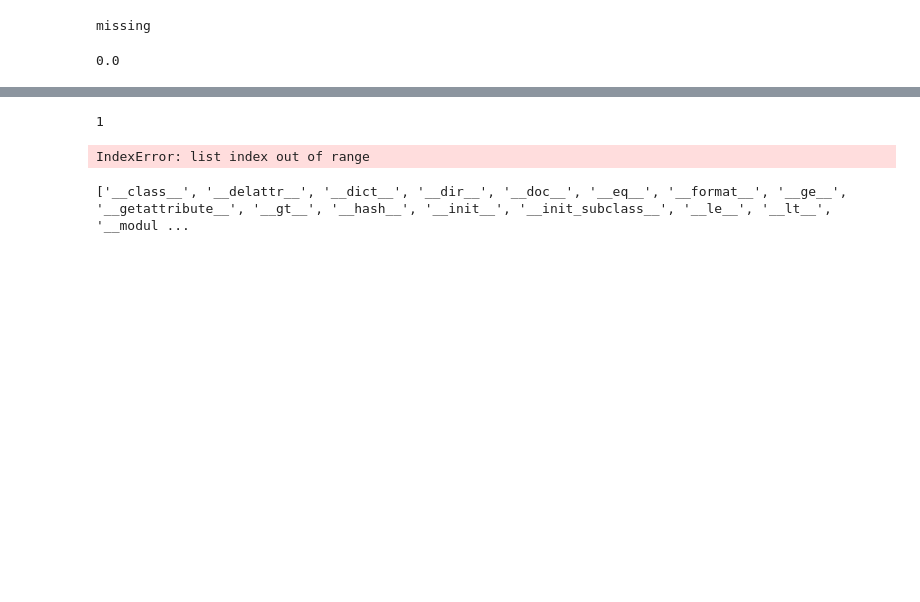
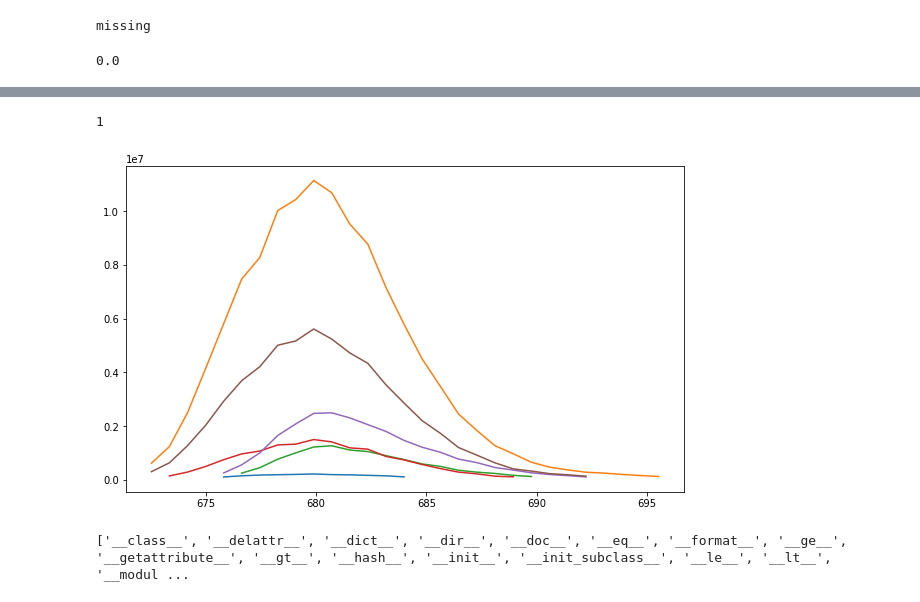
Before and after one commit to sdrogers/lipid_prototype, a Jupyter notebook: notebooks/ChromExample.ipynb, the cells around one changed output, grey strips where cells are left out. Drawn from its saved outputs; the diff is of its cells as text; code cells hidden in the pictures; blank space fills up the shorter version.

```diff
--- a/notebooks/ChromExample.ipynb
+++ b/notebooks/ChromExample.ipynb
@@ -90,13 +85,13 @@ print(len(groups))
 # %%
 big = list(filter(lambda x: len(x) > 5,groups))
 print(len(big))
-group = big[9]
+group = big[0]
 plt.figure(figsize=(10,6))
 for box in group:
     plt.plot(box.peak_chromatogram.rt_list,box.peak_chromatogram.intensity_list)
 # %% [output]
 1
-IndexError: list index out of range
+[figure, added]
 # %%
 print(dir(boxes[0]))
 # %% [output]
```
Also changed, not shown: parts of 11 cells of this notebook, 3 other files.
